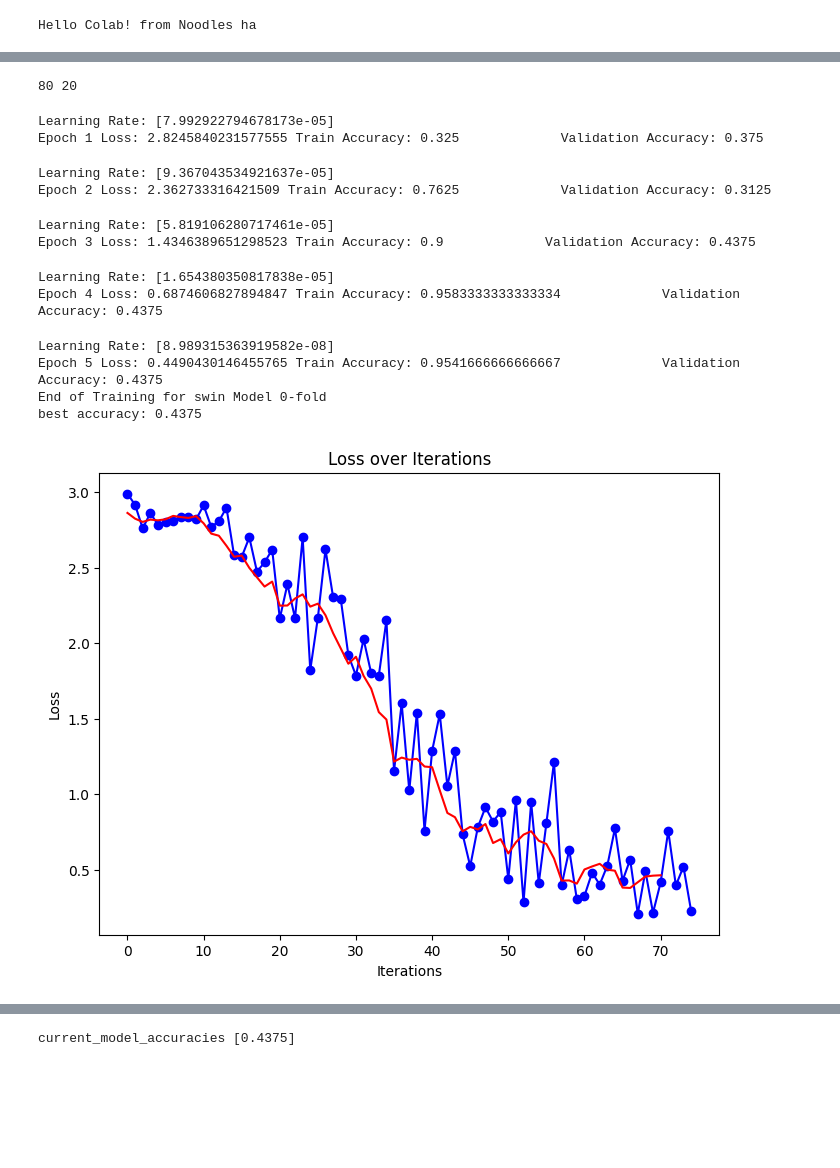
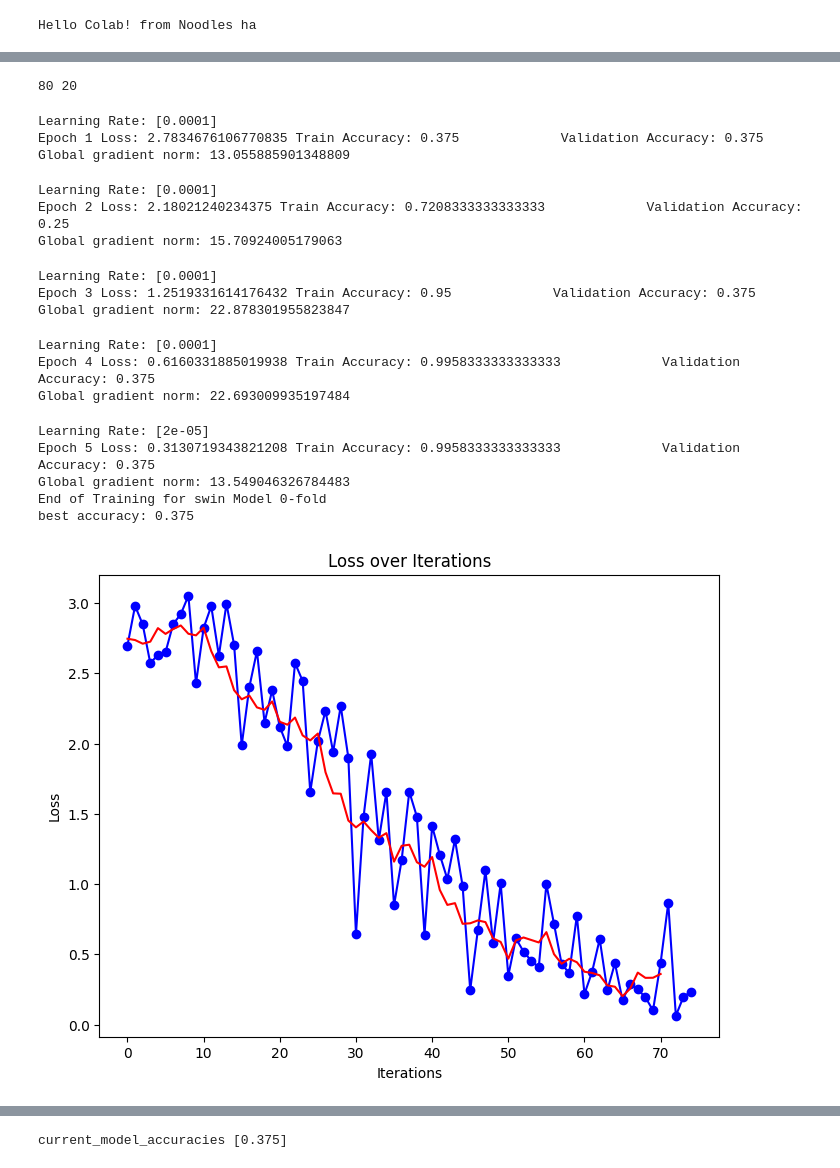
Before and after one commit to tomhyhan/noodles, a Jupyter notebook: pasta_classification.ipynb, the cells around one changed output, grey strips where cells are left out. Cells and saved outputs as stored; diff of their text form; code cells hidden in the pictures; blank space fills up the shorter version.

```diff
--- a/pasta_classification.ipynb
+++ b/pasta_classification.ipynb
@@ -95,10 +102,10 @@ X, test_data, y, test_label = train_test_split(image_paths.values, labels.values
 k_fold = StratifiedKFold(n_splits=5, random_state=SEED, shuffle=True)
 models = ['swin']
 
-# N=100
-# perm_indices = np.random.permutation(N)
-# X = X[perm_indices]
-# y = y[perm_indices]
+N=100
+perm_indices = np.random.permutation(N)
+X = X[perm_indices]
+y = y[perm_indices]
 
 for model_name in models:
     current_model_accuracies = []
@@ -145,46 +152,51 @@ for model_name in models:
             batch_size=batch_size,
             weight_decay=weight_decay,
             log_interval=log_interval,
-            scheduler_name=scheduler_name,
+            # scheduler_name=scheduler_name,
             device=device
         )
 
 
         current_model_accuracies.append(best_accuracy)
         print(f"End of Training for {model_name} Model {k_id}-fold")
         print(f"best accuracy: {best_accuracy}")
 
         os.makedirs(os.path.join(GOOGLE_DRIVE_PATH, out_dir), exist_ok=True)
         torch.save(best_params, os.path.join(GOOGLE_DRIVE_PATH, out_dir, f"{model_name}_k_fold_{k_id}.pt"))
         draw_loss(loss_history)
         draw_train_val_accuracy(train_accuracy_history, val_accuracy_history)
 
         break
 
     print("current_model_accuracies", current_model_accuracies)
     break
 
 
         # avg_accuracy = torch.mean(fold_accuracies)
         # std_accuracy = torch.std(fold_accuracies)
 
         # general plan
         # 1. save best accuracies
         # 2. compare with different models
         # 3. train on full dataset with best performing model
         # 4. make inference
 # %% [output]
 80 20
-Learning Rate: [7.992922794678173e-05]
-Epoch 1 Loss: 2.8245840231577555 Train Accuracy: 0.325             Validation Accuracy: 0.375
+Learning Rate: [0.0001]
+Epoch 1 Loss: 2.7834676106770835 Train Accuracy: 0.375             Validation Accuracy: 0.375
+Global gradient norm: 13.055885901348809
-Learning Rate: [9.367043534921637e-05]
-Epoch 2 Loss: 2.362733316421509 Train Accuracy: 0.7625             Validation Accuracy: 0.3125
+Learning Rate: [0.0001]
+Epoch 2 Loss: 2.18021240234375 Train Accuracy: 0.7208333333333333             Validation Accuracy: 0.25
+Global gradient norm: 15.70924005179063
-Learning Rate: [5.819106280717461e-05]
-Epoch 3 Loss: 1.4346389651298523 Train Accuracy: 0.9             Validation Accuracy: 0.4375
+Learning Rate: [0.0001]
+Epoch 3 Loss: 1.2519331614176432 Train Accuracy: 0.95             Validation Accuracy: 0.375
+Global gradient norm: 22.878301955823847
-Learning Rate: [1.654380350817838e-05]
-Epoch 4 Loss: 0.6874606827894847 Train Accuracy: 0.9583333333333334             Validation Accuracy: 0.4375
+Learning Rate: [0.0001]
+Epoch 4 Loss: 0.6160331885019938 Train Accuracy: 0.9958333333333333             Validation Accuracy: 0.375
+Global gradient norm: 22.693009935197484
-Learning Rate: [8.989315363919582e-08]
-Epoch 5 Loss: 0.4490430146455765 Train Accuracy: 0.9541666666666667             Validation Accuracy: 0.4375
+Learning Rate: [2e-05]
+Epoch 5 Loss: 0.3130719343821208 Train Accuracy: 0.9958333333333333             Validation Accuracy: 0.375
+Global gradient norm: 13.549046326784483
 End of Training for swin Model 0-fold
-best accuracy: 0.4375
+best accuracy: 0.375
-[figure, old version]
+[figure, new version]
@@ -192,4 +204,4 @@ best accuracy: 0.4375
-current_model_accuracies [0.4375]
+current_model_accuracies [0.375]
 # %%
 # Inference
 # %%
```
Also changed, not shown: parts of 5 cells of this notebook.
